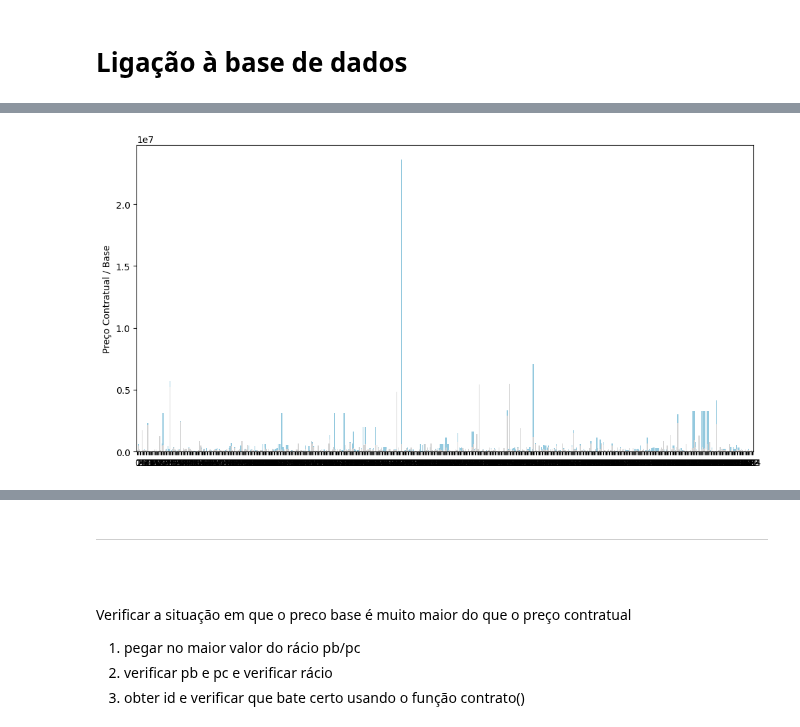
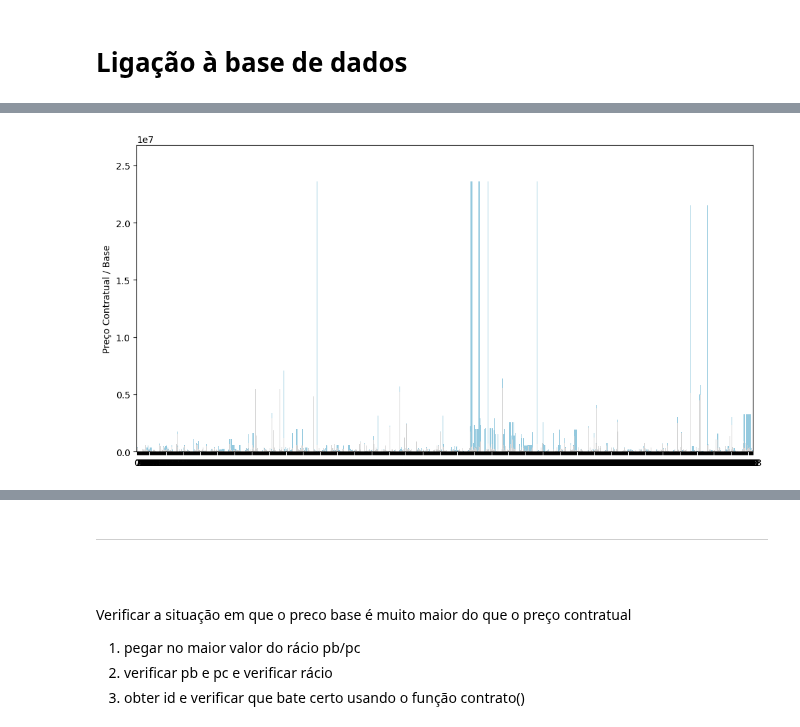
Before and after one commit to francisco-vpereira/ForceraIntership, a Jupyter notebook: forcera/scripts/contratospublicos.ipynb, the cells around one changed output, grey strips where cells are left out. Saved outputs shown, nothing was run; the diff lists cells and outputs as text; code cells hidden in the pictures.

Commit message:
Teste + Prazo de Candidatura + Flag Contínua

```diff
--- a/forcera/scripts/contratospublicos.ipynb
+++ b/forcera/scripts/contratospublicos.ipynb
@@ -43,6 +43,6 @@ cp = contratos(cpub)
 # Contudo, a ordem dos ID's em cpub é diferente da ordem dos ids na coluna ID da dataframe
 # A ordem os id's guardados na variável cpub não bate certo
 # Na célula a seguir a esta, é preciso redefini-la
-cp = cp.rename(columns={0:'ID', 1:'NrAnuncio', 2:'PrecoBase', 18:'PrecoContratual'})
-h(cp.head(1))
+cp = cp.rename(columns={0:'ID', 1:'NrAnuncio', 2:'PrecoBase', 3:'Prazo', 16:'DataPub', 17:'DataCel', 18:'PrecoContratual', 23:'EntConcorrentes'})
+cp.head(13)
 # %% [output]
@@ -105,16 +120,16 @@ plt.plot()
 # %%
 # Plot do Preço Base vs Preço Contratual para ver diferenças entre ambos para um mesmo contrato
 df = contratos(cpub).iloc[:,[2,18]]
 df = df.rename(columns={2: 'PrecoBase', 18:'PrecoContratual'})
-df = df.astype('float')
+df = df.replace('None',0).astype('float')
 
 plt.figure(figsize=(12,6))
 sns.barplot(x = df.index, y = df.PrecoBase, color = 'skyblue')
 sns.barplot(x = df.index, y = df.PrecoContratual, color = 'lightgray', fill=0.1)
 plt.ylabel('Preço Contratual / Base')
 plt.show()
 # %% [output]
-[figure, old version]
+[figure, new version]
 # %%
 sns.boxplot(pb/pc)
 plt.show()
```
Also changed, not shown: parts of 36 cells of this notebook.
